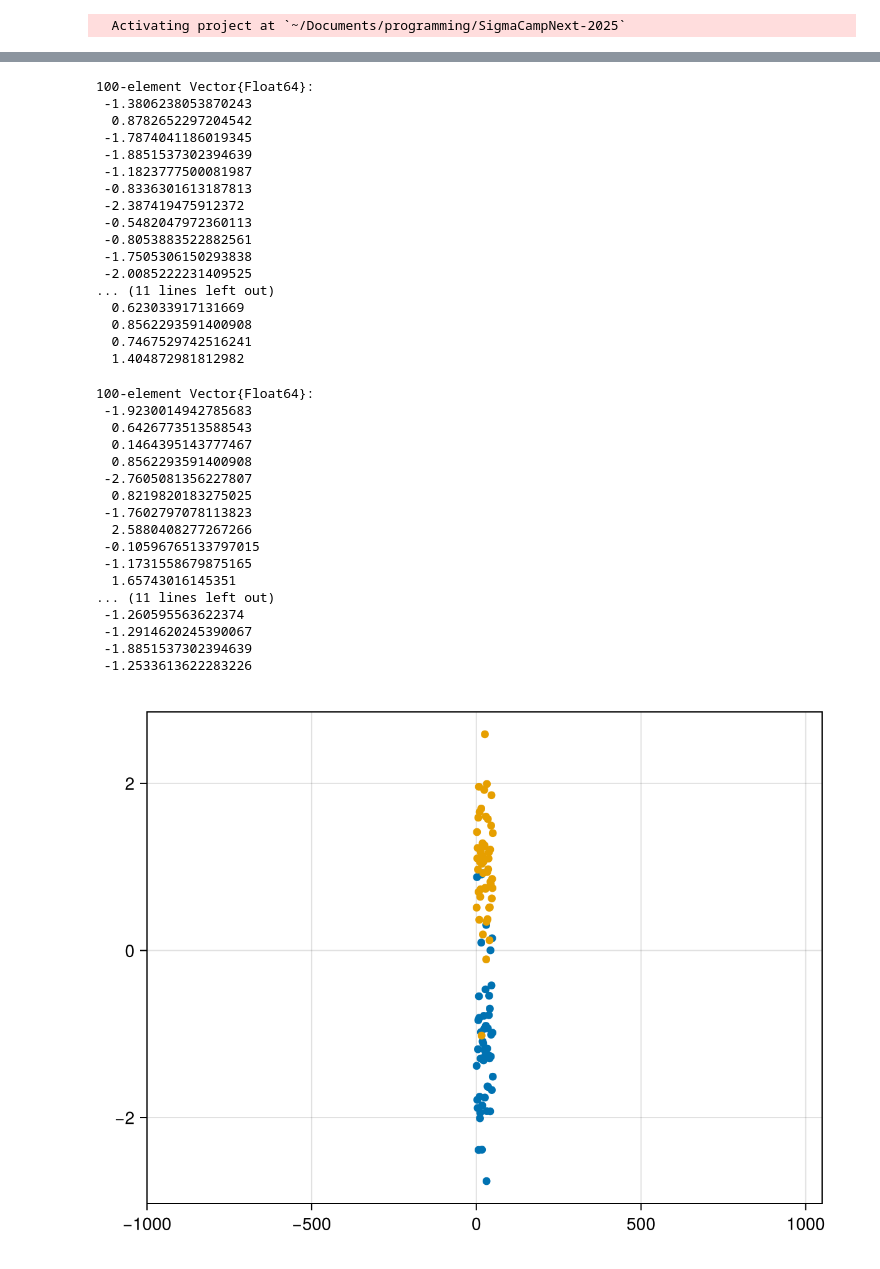
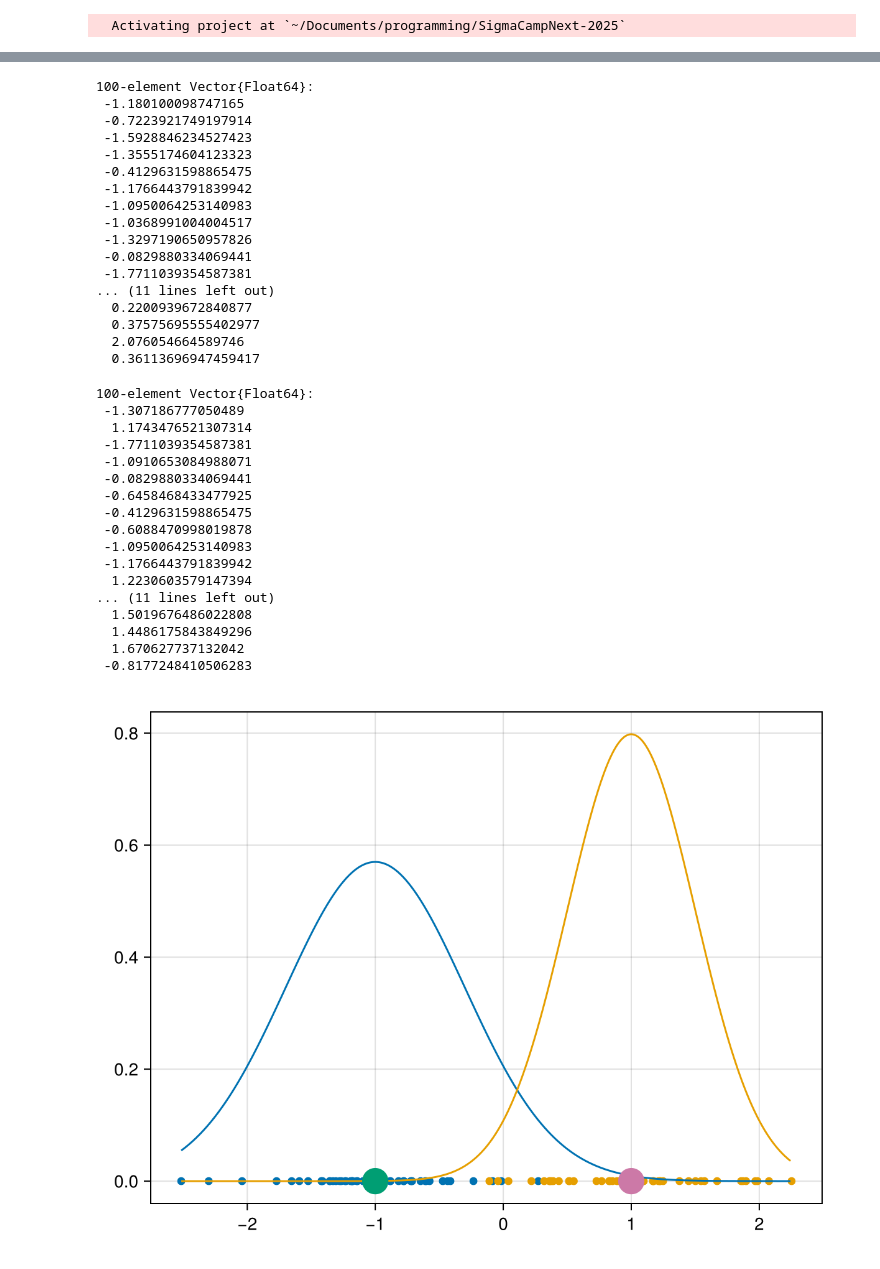
Before and after one commit to helmutstrey/SigmaCampNext-2025, a Jupyter notebook: kmeans_prog.ipynb, the cells around one changed output, grey strips where cells are left out. Saved outputs shown, nothing was run; the diff lists cells and outputs as text; code cells hidden in the pictures.

```diff
--- a/kmeans_prog.ipynb
+++ b/kmeans_prog.ipynb
@@ -8,4 +15,4 @@ using Distributions, Statistics, CairoMakie, Random
 # %%
 d1 = Normal(-1,0.7)
-d2 = Normal(1,0.7)
+d2 = Normal(1,0.5)
 # %% [output]
@@ -36,48 +43,55 @@ sample2 = rand(d2,N)
 sample = vcat(sample1,sample2)
 # %% [output]
 100-element Vector{Float64}:
- -1.3806238053870243
-  0.8782652297204542
- -1.7874041186019345
- -1.8851537302394639
- -1.1823777500081987
- -0.8336301613187813
- -2.387419475912372
- -0.5482047972360113
- -0.8053883522882561
- -1.7505306150293838
- -2.0085222231409525
+ -1.180100098747165
+ -0.7223921749197914
+ -1.5928846234527423
+ -1.3555174604123323
+ -0.4129631598865475
+ -1.1766443791839942
+ -1.0950064253140983
+ -1.0368991004004517
+ -1.3297190650957826
+ -0.0829880334069441
+ -1.7711039354587381
 ... (11 lines left out)
-  0.623033917131669
-  0.8562293591400908
-  0.7467529742516241
-  1.404872981812982
+  0.2200939672840877
+  0.37575695555402977
+  2.076054664589746
+  0.36113696947459417
 # %%
 shuffle!(sample)
 # %% [output]
 100-element Vector{Float64}:
- -1.9230014942785683
-  0.6426773513588543
-  0.1464395143777467
-  0.8562293591400908
- -2.7605081356227807
-  0.8219820183275025
- -1.7602797078113823
-  2.5880408277267266
- -0.10596765133797015
- -1.1731558679875165
-  1.65743016145351
+ -1.307186777050489
+  1.1743476521307314
+ -1.7711039354587381
+ -1.0910653084988071
+ -0.0829880334069441
+ -0.6458468433477925
+ -0.4129631598865475
+ -0.6088470998019878
+ -1.0950064253140983
+ -1.1766443791839942
+  1.2230603579147394
 ... (11 lines left out)
- -1.260595563622374
- -1.2914620245390067
- -1.8851537302394639
- -1.2533613622283226
+  1.5019676486022808
+  1.4486175843849296
+  1.670627737132042
+ -0.8177248410506283
 # %%
+samplemin = minimum(sample)
+samplemax = maximum(sample)
+kd_range = samplemin:0.01:samplemax
 f = Figure()
 ax = Axis(f[1,1])
-xlims!(-1000,N+1000)
-scatter!(ax,sample1)
-scatter!(ax,sample2)
+#xlims!(-1000,N+1000)
+scatter!(ax,sample1,fill(0,length(sample1)))
+scatter!(ax,sample2,fill(0,length(sample2)))
+lines!(ax,kd_range,pdf.(d1,kd_range))
+lines!(ax,kd_range,pdf.(d2,kd_range))
+scatter!(ax,[-1],[0],markersize=30)
+scatter!(ax,[1],[0],markersize=30)
 f
 # %% [output]
-[figure, old version]
+[figure, new version]
```
Also changed, not shown: parts of 13 cells of this notebook, 3 other files.
